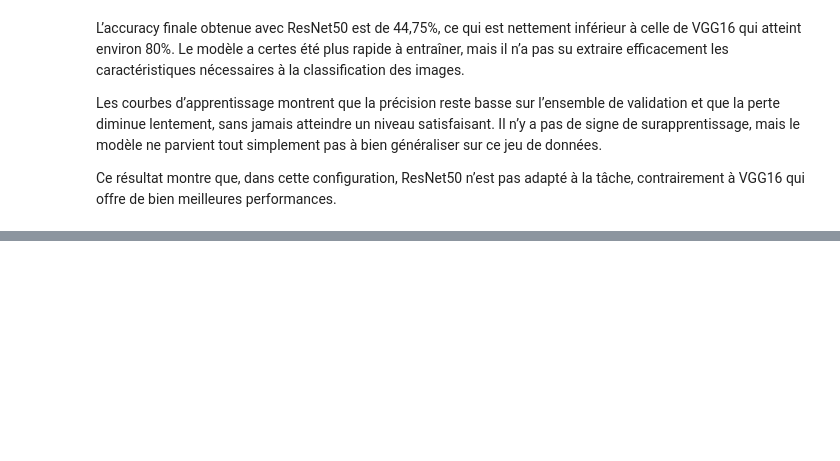
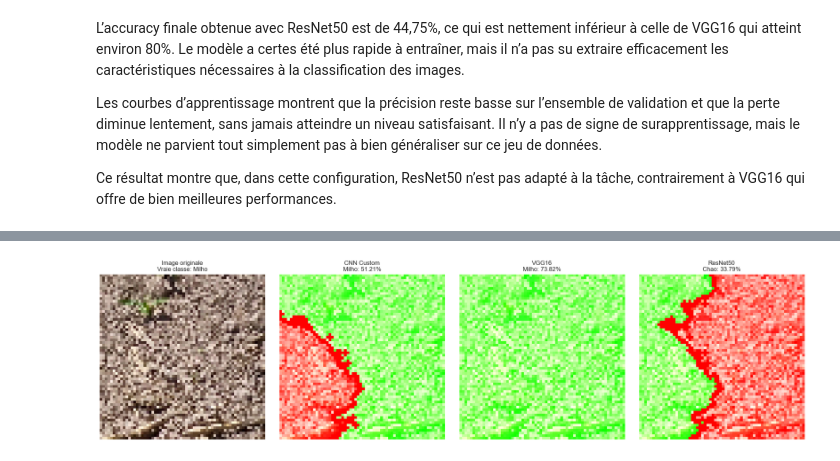
Before and after one commit to 2024-2025-estia-bihar/mesp2-laurent-sini, a Jupyter notebook: notebooks/EDA_Deep_Learning_I.ipynb, the cells around one changed output, grey strips where cells are left out. Drawn from its saved outputs; the diff is of its cells as text; code cells hidden in the pictures; blank space fills up the shorter version.

```diff
--- a/notebooks/EDA_Deep_Learning_I.ipynb
+++ b/notebooks/EDA_Deep_Learning_I.ipynb
@@ -549,4 +535,0 @@ explainer = lime_image.LimeImageExplainer()
-# %%
-def predict_fn(images):
-    # Prétraitement si nécessaire
-    return final_model.predict(images)
@@ -781,0 +790,59 @@ Ce résultat montre que, dans cette configuration, ResNet50 n’est pas adapté
+# %%
+X_test = []
+y_test = []
+
+for batch_images, batch_labels in test_dataset:
+    X_test.extend(batch_images.numpy())
+    y_test.extend(batch_labels.numpy())
+
+X_test = np.array(X_test)
+y_test = np.array(y_test)
+
+# Variables pour la fonction LIME
+models = [final_model, model_vgg16, model_resnet50]
+model_names = ['CNN Custom', 'VGG16', 'ResNet50']
+# %%
+def lime_with_probabilities(models, model_names, test_images, test_labels, idx=0):
+    explainer = lime_image.LimeImageExplainer()
+    img = test_images[idx]
+
+    # Normalisation
+    if img.max() > 1.0:
+        img = img / 255.0
+
+    # 1 ligne avec 4 colonnes (original + 3 modèles)
+    fig, axes = plt.subplots(1, len(models)+1, figsize=(20, 5))
+
+    # Colonne 1: Image originale
+    axes[0].imshow(img)
+    axes[0].set_title(f'Image originale\nVraie classe: {class_names[test_labels[idx]]}')
+    axes[0].axis('off')
+
+    # Colonnes 2-4: Explications LIME des modèles
+    for i, (model, name) in enumerate(zip(models, model_names)):
+        def predict_fn(images):
+            if len(images.shape) == 3:
+                images = np.expand_dims(images, axis=0)
+            return model.predict(images, verbose=0)
+
+        # Prédiction et probabilité
+        prediction = model.predict(np.expand_dims(img, axis=0), verbose=0)[0]
+        pred_class = np.argmax(prediction)
+        proba = tf.nn.softmax(prediction)[pred_class].numpy()
+
+        # Génération LIME
+        explanation = explainer.explain_instance(img, predict_fn, num_samples=1000)
+        temp, mask = explanation.get_image_and_mask(pred_class, positive_only=False, num_features=5)
+
+        # Affichage dans la colonne i+1
+        axes[i+1].imshow(mark_boundaries(temp, mask, color=(1, 0, 0)))
+        axes[i+1].set_title(f'{name}\n{class_names[pred_class]}: {proba:.2%}')
+        axes[i+1].axis('off')
+
+    plt.tight_layout()
+    plt.show()
+
+
+lime_with_probabilities(models, model_names, X_test, y_test, idx=0)
+# %% [output]
+[figure, added]
```
Also changed, not shown: parts of 36 cells of this notebook.
